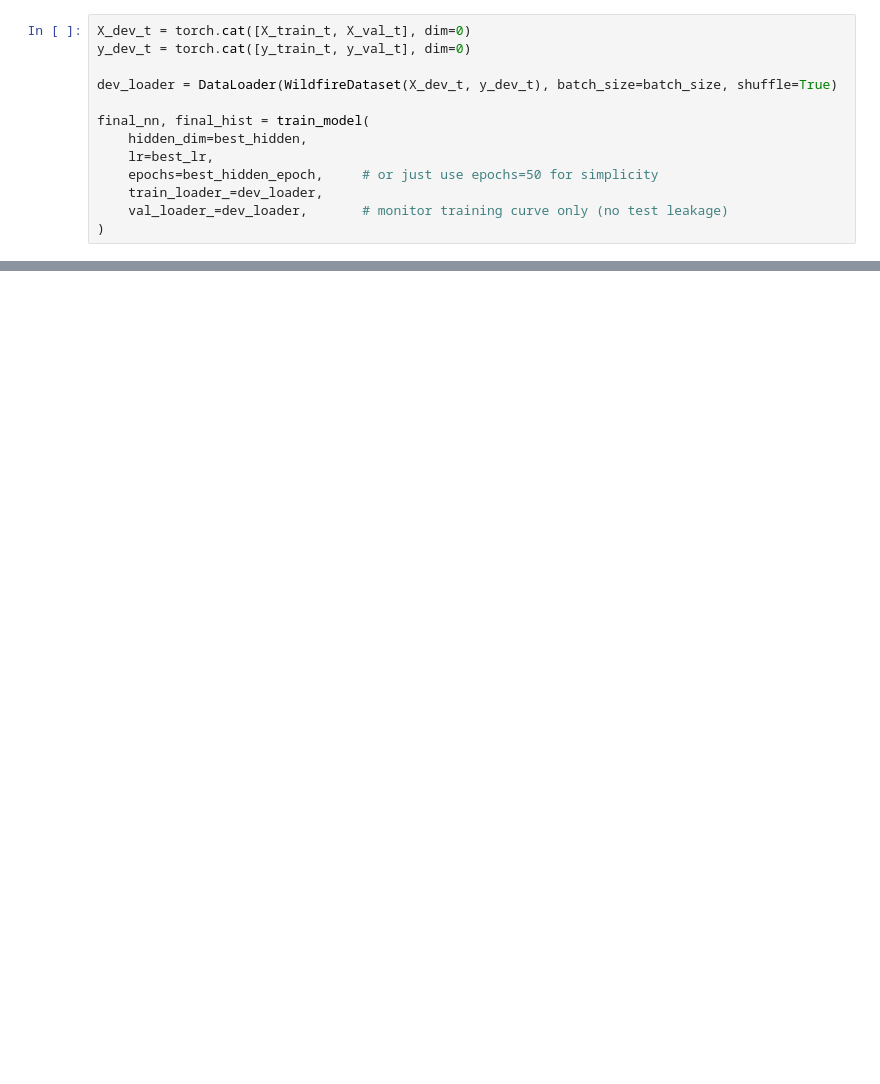
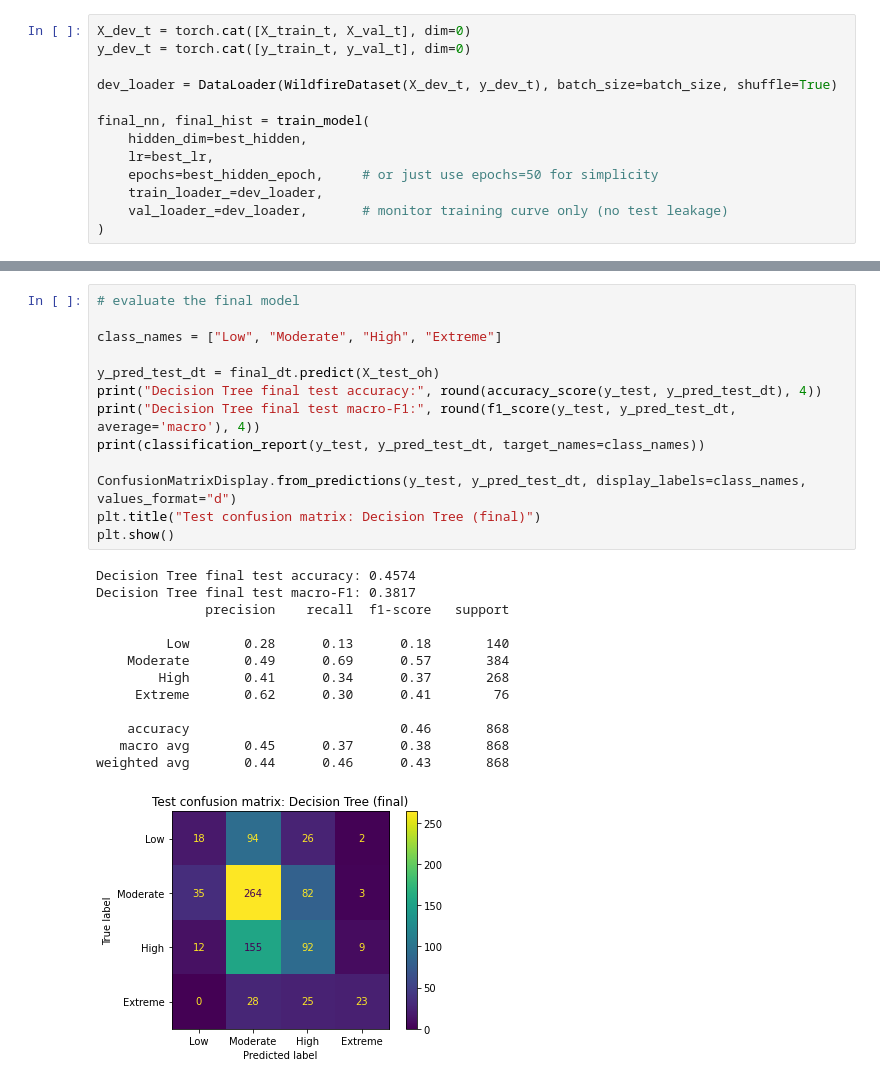
Before and after one commit to HieuTong/wildfires_classification, a Jupyter notebook: assignment2.ipynb, the cells around one changed output, grey strips where cells are left out. Saved outputs shown, nothing was run; the diff lists cells and outputs as text; blank space fills up the shorter version.

```diff
--- a/assignment2.ipynb
+++ b/assignment2.ipynb
@@ -1069,0 +1179,27 @@ final_nn, final_hist = train_model(
+# %%
+# evaluate the final model
+
+class_names = ["Low", "Moderate", "High", "Extreme"]
+
+y_pred_test_dt = final_dt.predict(X_test_oh)
+print("Decision Tree final test accuracy:", round(accuracy_score(y_test, y_pred_test_dt), 4))
+print("Decision Tree final test macro-F1:", round(f1_score(y_test, y_pred_test_dt, average='macro'), 4))
+print(classification_report(y_test, y_pred_test_dt, target_names=class_names))
+
+ConfusionMatrixDisplay.from_predictions(y_test, y_pred_test_dt, display_labels=class_names, values_format="d")
+plt.title("Test confusion matrix: Decision Tree (final)")
+plt.show()
+# %% [output]
+Decision Tree final test accuracy: 0.4574
+Decision Tree final test macro-F1: 0.3817
+              precision    recall  f1-score   support
+
+         Low       0.28      0.13      0.18       140
+    Moderate       0.49      0.69      0.57       384
+        High       0.41      0.34      0.37       268
+     Extreme       0.62      0.30      0.41        76
+
+    accuracy                           0.46       868
+   macro avg       0.45      0.37      0.38       868
+weighted avg       0.44      0.46      0.43       868
+[figure, added]
```
Also changed, not shown: parts of 13 cells of this notebook, 1 other file.
